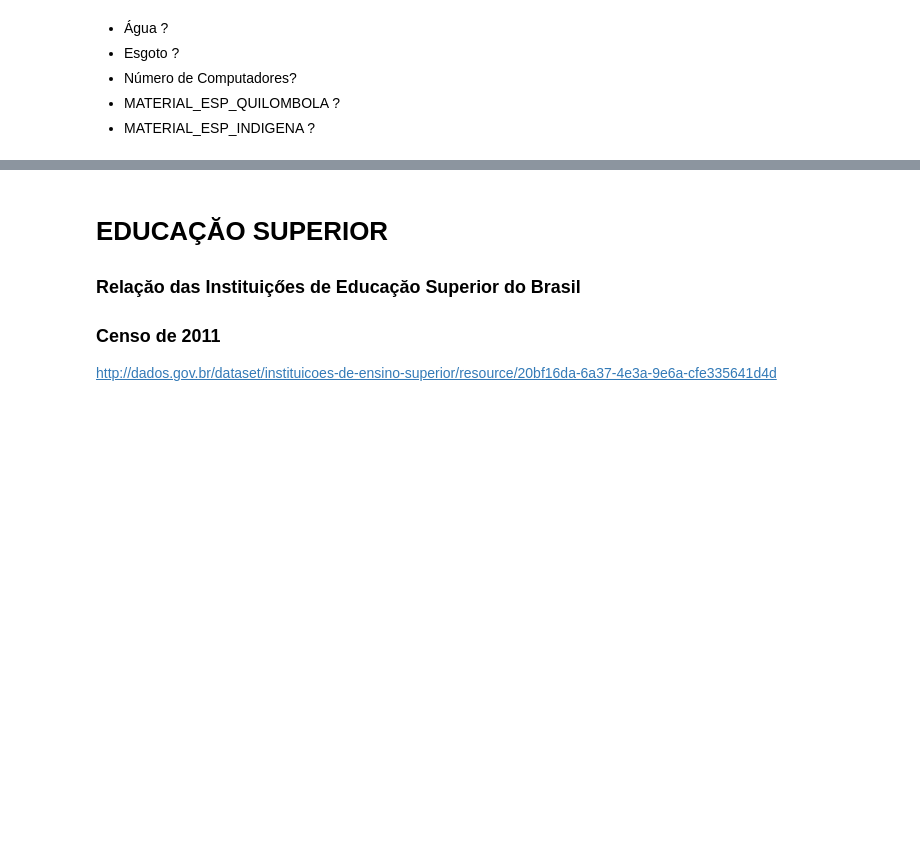
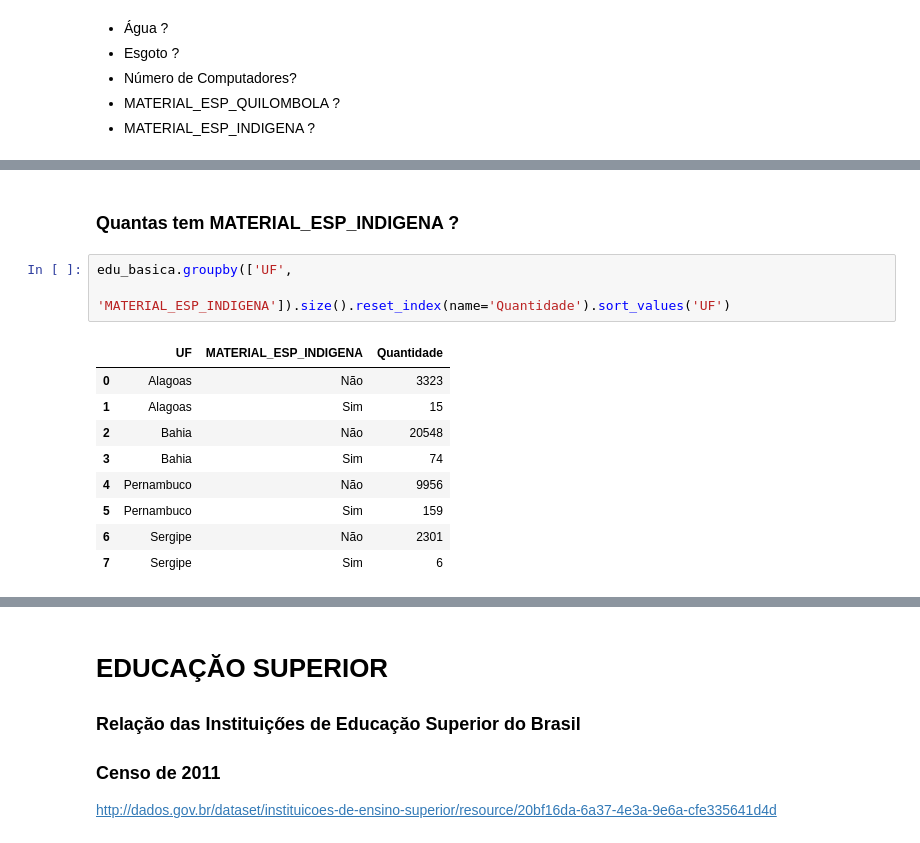
Before and after one commit to DeixeViver/eko-dados, a Jupyter notebook: Notebooks/explorando_educacao.ipynb, the cells around one changed output, grey strips where cells are left out. Drawn from its saved outputs; the diff is of its cells as text; blank space fills up the shorter version.

```diff
--- a/Notebooks/explorando_educacao.ipynb
+++ b/Notebooks/explorando_educacao.ipynb
@@ -165,0 +192,15 @@ edu_basica.groupby(['UF',
+# %% [markdown]
+### Quantas tem MATERIAL_ESP_INDIGENA ?
+# %%
+edu_basica.groupby(['UF',
+                    'MATERIAL_ESP_INDIGENA']).size().reset_index(name='Quantidade').sort_values('UF')
+# %% [output]
+|  | UF | MATERIAL_ESP_INDIGENA | Quantidade |
+| 0 | Alagoas | Não | 3323 |
+| 1 | Alagoas | Sim | 15 |
+| 2 | Bahia | Não | 20548 |
+| 3 | Bahia | Sim | 74 |
+| 4 | Pernambuco | Não | 9956 |
+| 5 | Pernambuco | Sim | 159 |
+| 6 | Sergipe | Não | 2301 |
+| 7 | Sergipe | Sim | 6 |
```
Also changed, not shown: parts of 5 cells of this notebook.
